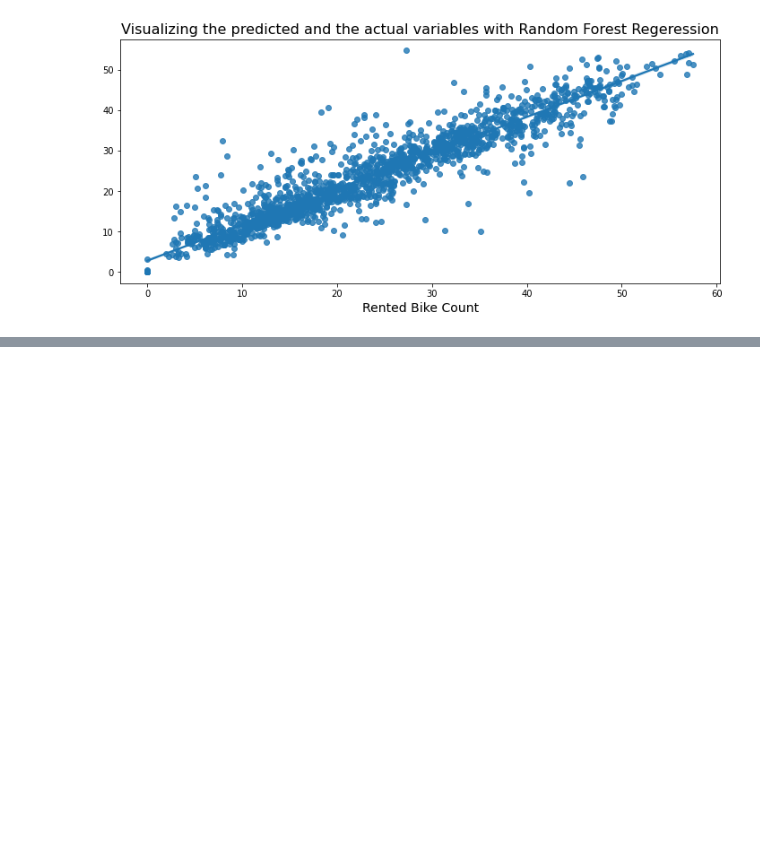
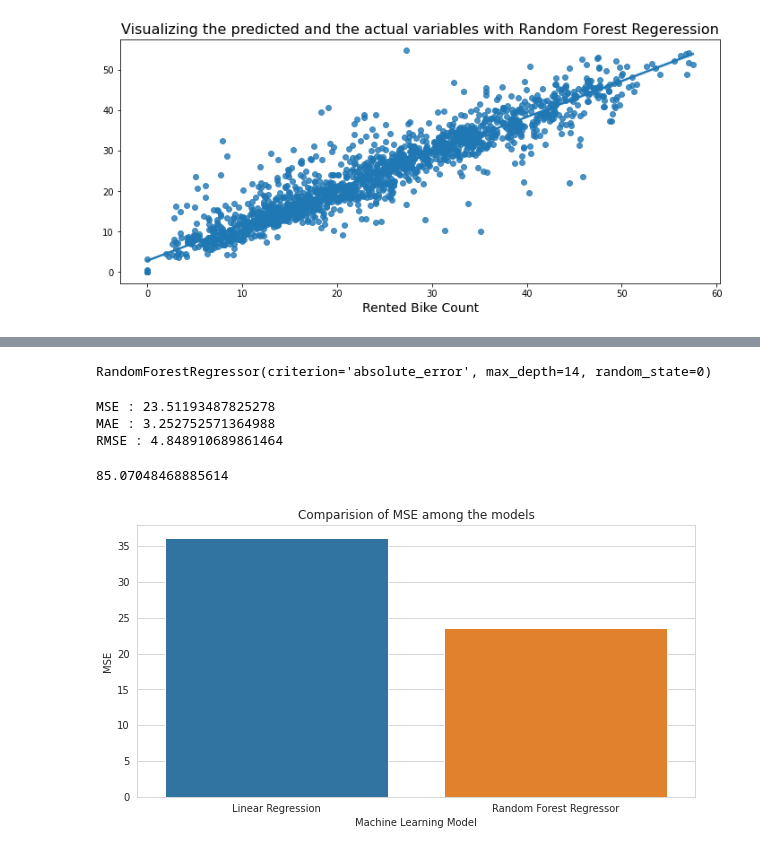
Before and after one commit to bharath967/Seoul-Bike-Sharing-Demand-Prediction, a Jupyter notebook: Bike_Sharing_Demand_Prediction_Capstone_Project.ipynb, the cells around one changed output, grey strips where cells are left out. Cells and saved outputs as stored; diff of their text form; code cells hidden in the pictures; blank space fills up the shorter version.

```diff
--- a/Bike_Sharing_Demand_Prediction_Capstone_Project.ipynb
+++ b/Bike_Sharing_Demand_Prediction_Capstone_Project.ipynb
@@ -608,0 +663,6 @@ plt.show()
+# %%
+rfc_2 = RandomForestRegressor(n_estimators = 100, random_state = 0,criterion= 'absolute_error', max_features= 'auto',max_depth=14)
+# %%
+rfc_2.fit(X_train,y_train)
+# %% [output]
+RandomForestRegressor(criterion='absolute_error', max_depth=14, random_state=0)
@@ -608,0 +671,34 @@ plt.show()
+# %%
+y_rfc_test = rfc_2.predict(X_test)
+# %%
+MSE_rfc_grid  = mean_squared_error(y_test,y_rfc_test)
+print("MSE :" , MSE_rfc_grid)
+
+MAE_rfc_grid=mean_absolute_error(y_test,y_rfc_test)
+print("MAE :" ,MAE_rfc_grid)
+
+RMSE_rfc_grid = np.sqrt(MSE_rfc_grid)
+print("RMSE :" ,RMSE_rfc_grid)
+# %% [output]
+MSE : 23.51193487825278
+MAE : 3.252752571364988
+RMSE : 4.848910689861464
+# %%
+#r2 score
+r2_rfc_grid_test = r2_score(y_test,y_rfc_test)*100
+r2_rfc_grid_test
+# %% [output]
+85.07048468885614
+# %%
+models = ['Linear Regression','Random Forest Regressor',]
+acc = [MSE_test,MSE_rfc_grid]
+
+sns.set_style("whitegrid")
+plt.figure(figsize=(10,5))
+plt.ylabel("MSE")
+plt.xlabel("Machine Learning Model")
+sns.barplot(x= models, y= acc)
+plt.title('Comparision of MSE among the models')
+plt.show()
+# %% [output]
+[figure, added]
```
Also changed, not shown: parts of 15 cells of this notebook.
